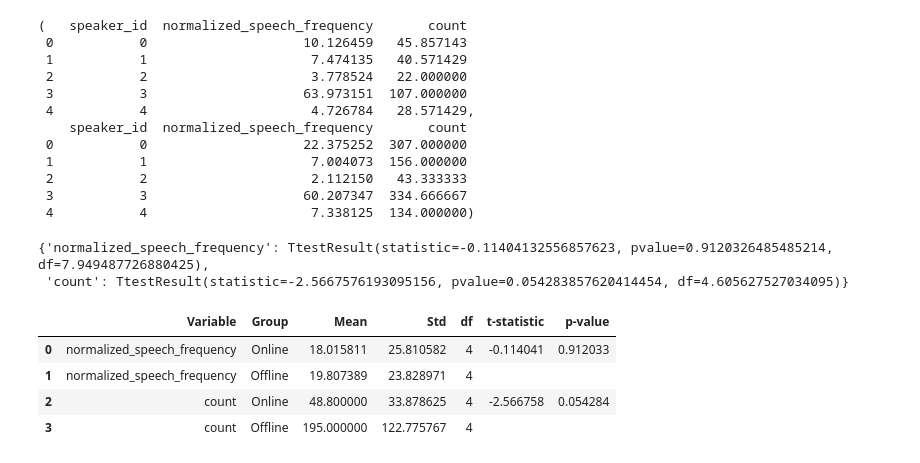
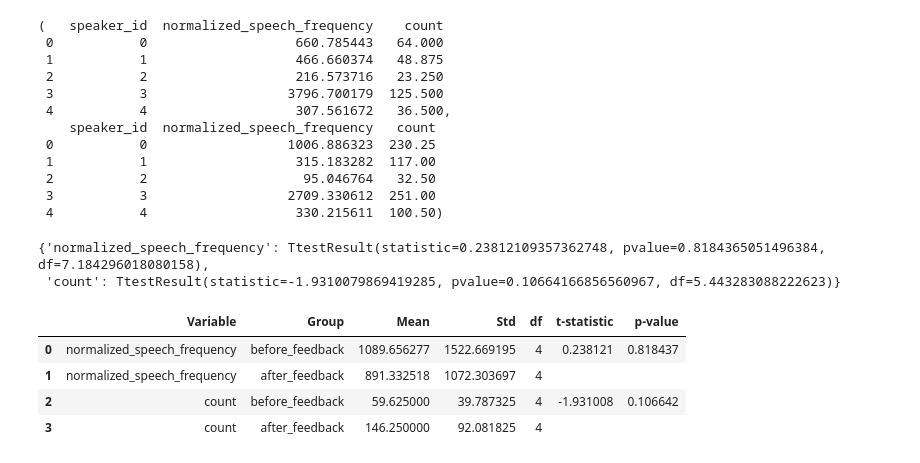
Before and after one commit to team-zerobaek/collaboration-analysis, a Jupyter notebook: ab-test_online_offline.ipynb, the cells around one changed output. Drawn from its saved outputs; the diff is of its cells as text; code cells hidden in the pictures.

```diff
--- a/ab-test_online_offline.ipynb
+++ b/ab-test_online_offline.ipynb
@@ -2,18 +2,18 @@
 # Adjusting and running the full analysis as described
 # Importing necessary libraries
 import pandas as pd
+import numpy as np
 from scipy.stats import ttest_ind
 
-# Loading the dataset
 file_path = 'data/dataset_collaboration_with_survey_scores.csv'
 data = pd.read_csv(file_path)
 
-# Filtering the data for the specific project and meetings
-data_filtered = data[(data['project'] == 4) & (
-    data['meeting_number'].isin([1, 2, 3, 4, 5, 6, 7, 8, 9, 11]))]
+data_filtered = data[(data['project'] == 4)]
+data_filtered = data_filtered[~((data_filtered['speaker_id'] == 5) | (
+    data_filtered['next_speaker_id'] == 5))]
 
-# Splitting the data into online (meetings 1-7) and offline (meetings 8, 9, 11)
+# Splitting the data into online (meetings 1-7, 10) and offline (meetings 8, 9, 11)
 online_meetings = data_filtered[data_filtered['meeting_number'].isin([
-                                                                     1, 2, 3, 4, 5, 6, 7])]
+                                                                     1, 2, 3, 4, 5, 6, 7, 10])]
 offline_meetings = data_filtered[data_filtered['meeting_number'].isin([
                                                                       8, 9, 11])]
@@ -86,7 +88,7 @@ def dataframe_generator(ttest_results, group1, group2):
     for var in variables:
         row_meeting = {
             'Variable': var,
-            'Group': 'Online',
+            'Group': 'before_feedback',
             'Mean': group1[var].mean(),
             'Std': group1[var].std(),
             'df': len(group1[var]) - 1,
@@ -95,7 +97,7 @@ def dataframe_generator(ttest_results, group1, group2):
         }
         row_chat = {
             'Variable': var,
-            'Group': 'Offline',
+            'Group': 'after_feedback',
             'Mean': group2[var].mean(),
             'Std': group2[var].std(),
             'df': len(group2[var]) - 1,
@@ -109,7 +111,7 @@ def dataframe_generator(ttest_results, group1, group2):
     return detailed_df
 
 
-# Performing t-tests for team metrics
-team_ttest_results = perform_ttest(online_team_metrics, offline_team_metrics)
+team_ttest_results = perform_ttest(
+    online_meetings_metrics, offline_meetings_metrics)
 team_ttest_results
 # %% [output]
@@ -161,38 +163,39 @@ def calculate_individual_metrics(meetings, meeting_count):
     return combined_metrics
 
 
-# Calculating individual metrics for online and offline meetings
-online_individual_metrics = calculate_individual_metrics(online_meetings, 7)
-offline_individual_metrics = calculate_individual_metrics(offline_meetings, 3)
-online_individual_metrics, offline_individual_metrics
+online_meetings_individual_metrics = calculate_individual_metrics(
+    online_meetings, 8)
+offline_meetings_individual_metrics = calculate_individual_metrics(
+    offline_meetings, max(data_filtered['meeting_number'])-8)
+online_meetings_individual_metrics, offline_meetings_individual_metrics
 # %% [output]
-(   speaker_id  normalized_speech_frequency       count
- 0           0                    10.126459   45.857143
- 1           1                     7.474135   40.571429
- 2           2                     3.778524   22.000000
- 3           3                    63.973151  107.000000
- 4           4                     4.726784   28.571429,
-    speaker_id  normalized_speech_frequency       count
- 0           0                    22.375252  307.000000
- 1           1                     7.004073  156.000000
- 2           2                     2.112150   43.333333
- 3           3                    60.207347  334.666667
- 4           4                     7.338125  134.000000)
+(   speaker_id  normalized_speech_frequency    count
+ 0           0                   660.785443   64.000
+ 1           1                   466.660374   48.875
+ 2           2                   216.573716   23.250
+ 3           3                  3796.700179  125.500
+ 4           4                   307.561672   36.500,
+    speaker_id  normalized_speech_frequency   count
+ 0           0                  1006.886323  230.25
+ 1           1                   315.183282  117.00
+ 2           2                    95.046764   32.50
+ 3           3                  2709.330612  251.00
+ 4           4                   330.215611  100.50)
 # %%
 individual_ttest_results = perform_ttest(
-    online_individual_metrics, offline_individual_metrics)
+    online_meetings_individual_metrics, offline_meetings_individual_metrics)
 
 
 individual_ttest_results
 # %% [output]
-{'normalized_speech_frequency': TtestResult(statistic=-0.11404132556857623, pvalue=0.9120326485485214, df=7.949487726880425),
- 'count': TtestResult(statistic=-2.5667576193095156, pvalue=0.054283857620414454, df=4.605627527034095)}
+{'normalized_speech_frequency': TtestResult(statistic=0.23812109357362748, pvalue=0.8184365051496384, df=7.184296018080158),
+ 'count': TtestResult(statistic=-1.9310079869419285, pvalue=0.10664166856560967, df=5.443283088222623)}
 # %%
 dataframe_generator(individual_ttest_results,
-                    online_individual_metrics, offline_individual_metrics)
+                    online_meetings_individual_metrics, offline_meetings_individual_metrics)
 # %% [output]
 |  | Variable | Group | Mean | Std | df | t-statistic | p-value |
-| 0 | normalized_speech_frequency | Online | 18.015811 | 25.810582 | 4 | -0.114041 | 0.912033 |
-| 1 | normalized_speech_frequency | Offline | 19.807389 | 23.828971 | 4 |  |  |
-| 2 | count | Online | 48.800000 | 33.878625 | 4 | -2.566758 | 0.054284 |
-| 3 | count | Offline | 195.000000 | 122.775767 | 4 |  |  |
+| 0 | normalized_speech_frequency | before_feedback | 1089.656277 | 1522.669195 | 4 | 0.238121 | 0.818437 |
+| 1 | normalized_speech_frequency | after_feedback | 891.332518 | 1072.303697 | 4 |  |  |
+| 2 | count | before_feedback | 59.625000 | 39.787325 | 4 | -1.931008 | 0.106642 |
+| 3 | count | after_feedback | 146.250000 | 92.081825 | 4 |  |  |
```
Also changed, not shown: parts of 10 cells of this notebook.
